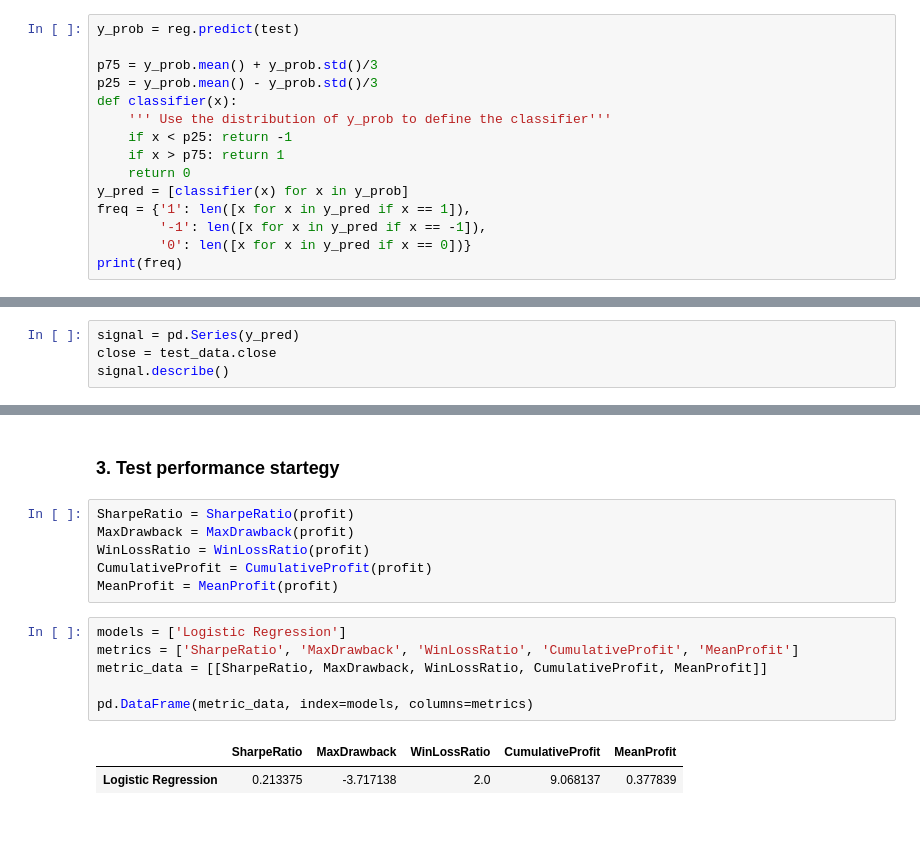
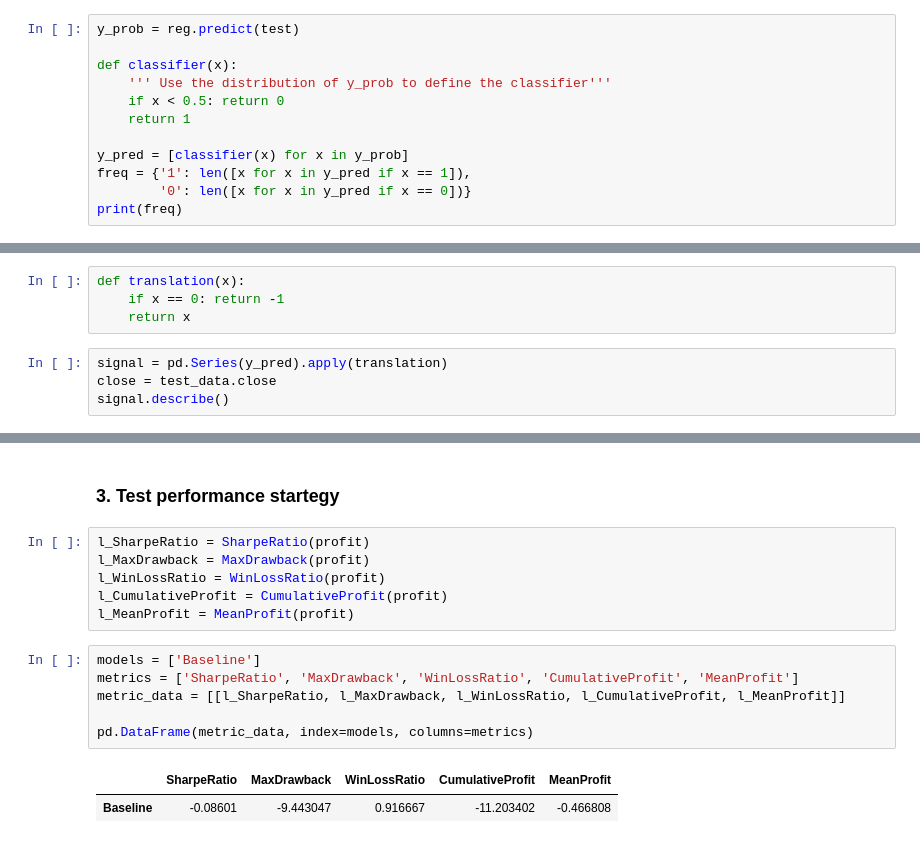
Before and after one commit to KhelifaAmeur/ML-trading-strategies, a Jupyter notebook: test_logit.ipynb, the cells around one changed output, grey strips where cells are left out. Cells and saved outputs as stored; diff of their text form.

```diff
--- a/test_logit.ipynb
+++ b/test_logit.ipynb
@@ -670,16 +672,13 @@ strong multicollinearity problems or that the design matrix is singular.
 # %%
 y_prob = reg.predict(test)
 
-p75 = y_prob.mean() + y_prob.std()/3
-p25 = y_prob.mean() - y_prob.std()/3
 def classifier(x):
     ''' Use the distribution of y_prob to define the classifier'''
-    if x < p25: return -1
-    if x > p75: return 1
-    return 0
+    if x < 0.5: return 0
+    return 1
+
 y_pred = [classifier(x) for x in y_prob]
 freq = {'1': len([x for x in y_pred if x == 1]),
-        '-1': len([x for x in y_pred if x == -1]),
         '0': len([x for x in y_pred if x == 0])}
 print(freq)
 # %% [output]
@@ -707,8 +706,12 @@ pd.DataFrame(metric_data, index=models, columns=metrics)
 # %%
 # If the model used is a regression model on the return
 #signal = get_signal(y_pred, alpha=q_90)
+# %%
+def translation(x):
+    if x == 0: return -1
+    return x
 # %%
-signal = pd.Series(y_pred)
+signal = pd.Series(y_pred).apply(translation)
 close = test_data.close
 signal.describe()
 # %% [output]
@@ -743,17 +746,17 @@ strat.visualize()
 # %% [markdown]
 ### 3. Test performance startegy
 # %%
-SharpeRatio = SharpeRatio(profit)
-MaxDrawback = MaxDrawback(profit)
-WinLossRatio = WinLossRatio(profit)
-CumulativeProfit = CumulativeProfit(profit)
-MeanProfit = MeanProfit(profit)
+l_SharpeRatio = SharpeRatio(profit)
+l_MaxDrawback = MaxDrawback(profit)
+l_WinLossRatio = WinLossRatio(profit)
+l_CumulativeProfit = CumulativeProfit(profit)
+l_MeanProfit = MeanProfit(profit)
 # %%
-models = ['Logistic Regression']
+models = ['Baseline']
 metrics = ['SharpeRatio', 'MaxDrawback', 'WinLossRatio', 'CumulativeProfit', 'MeanProfit']
-metric_data = [[SharpeRatio, MaxDrawback, WinLossRatio, CumulativeProfit, MeanProfit]]
+metric_data = [[l_SharpeRatio, l_MaxDrawback, l_WinLossRatio, l_CumulativeProfit, l_MeanProfit]]
 
 pd.DataFrame(metric_data, index=models, columns=metrics)
 # %% [output]
 |  | SharpeRatio | MaxDrawback | WinLossRatio | CumulativeProfit | MeanProfit |
-| Logistic Regression | 0.213375 | -3.717138 | 2.0 | 9.068137 | 0.377839 |
+| Baseline | -0.08601 | -9.443047 | 0.916667 | -11.203402 | -0.466808 |
```
Also changed, not shown: parts of 25 cells of this notebook, 2 other files.
